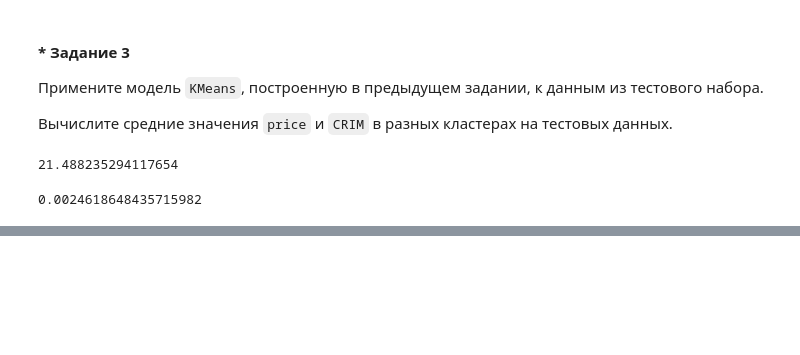
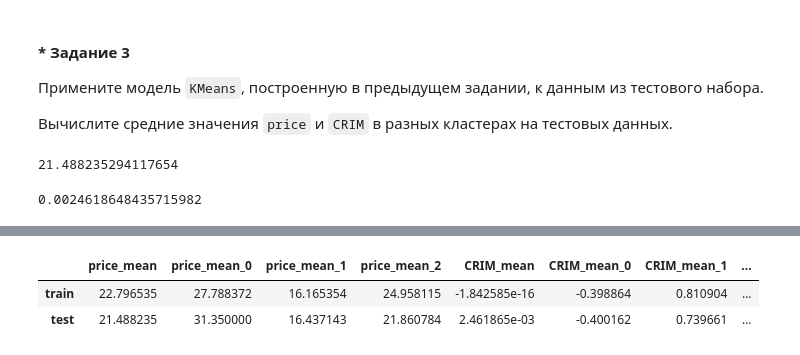
Before and after one commit to n1k-n1k/python-DS-libs-part-1--ML-spec--GB, a Jupyter notebook: units/unit_4_unsupervised_learning/GB_DS_libs_p1_unit_4_USL.ipynb, the cells around one changed output, grey strips where cells are left out. Drawn from its saved outputs; the diff is of its cells as text; code cells hidden in the pictures; blank space fills up the shorter version.

Commit message:
unit-4 result-DF

```diff
--- a/units/unit_4_unsupervised_learning/GB_DS_libs_p1_unit_4_USL.ipynb
+++ b/units/unit_4_unsupervised_learning/GB_DS_libs_p1_unit_4_USL.ipynb
@@ -232,0 +233,26 @@ X_test_scaled['CRIM'][c_test_scaled == 2].mean()
+# %%
+result_ = [[y_train['price'].mean(),
+            y_train[c_train_scaled == 0]['price'].mean(),
+            y_train[c_train_scaled == 1]['price'].mean(),
+            y_train[c_train_scaled == 2]['price'].mean(),
+            X_train_scaled['CRIM'].mean(),
+            X_train_scaled[c_train_scaled == 0]['CRIM'].mean(),
+            X_train_scaled[c_train_scaled == 1]['CRIM'].mean(),
+            X_train_scaled[c_train_scaled == 2]['CRIM'].mean()],
+
+           [y_test['price'].mean(),
+            y_test[c_test_scaled == 0]['price'].mean(),
+            y_test[c_test_scaled == 1]['price'].mean(),
+            y_test[c_test_scaled == 2]['price'].mean(),
+            X_test_scaled['CRIM'].mean(),
+            X_test_scaled[c_test_scaled == 0]['CRIM'].mean(),
+            X_test_scaled[c_test_scaled == 1]['CRIM'].mean(),
+            X_test_scaled[c_test_scaled == 2]['CRIM'].mean()]]
+# %%
+pd.DataFrame(result_,
+             index=['train', 'test'],
+             columns=['price_mean', 'price_mean_0', 'price_mean_1', 'price_mean_2', 'CRIM_mean', 'CRIM_mean_0', 'CRIM_mean_1', 'CRIM_mean_2'])
+# %% [output]
+|  | price_mean | price_mean_0 | price_mean_1 | price_mean_2 | CRIM_mean | CRIM_mean_0 | CRIM_mean_1 | ... |
+| train | 22.796535 | 27.788372 | 16.165354 | 24.958115 | -1.842585e-16 | -0.398864 | 0.810904 | ... |
+| test | 21.488235 | 31.350000 | 16.437143 | 21.860784 | 2.461865e-03 | -0.400162 | 0.739661 | ... |
```
Also changed, not shown: parts of 14 cells of this notebook.
